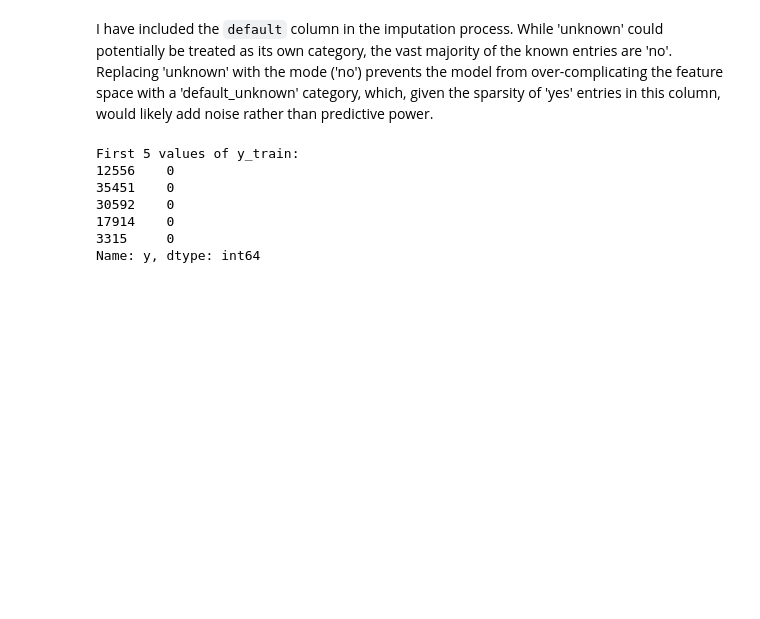
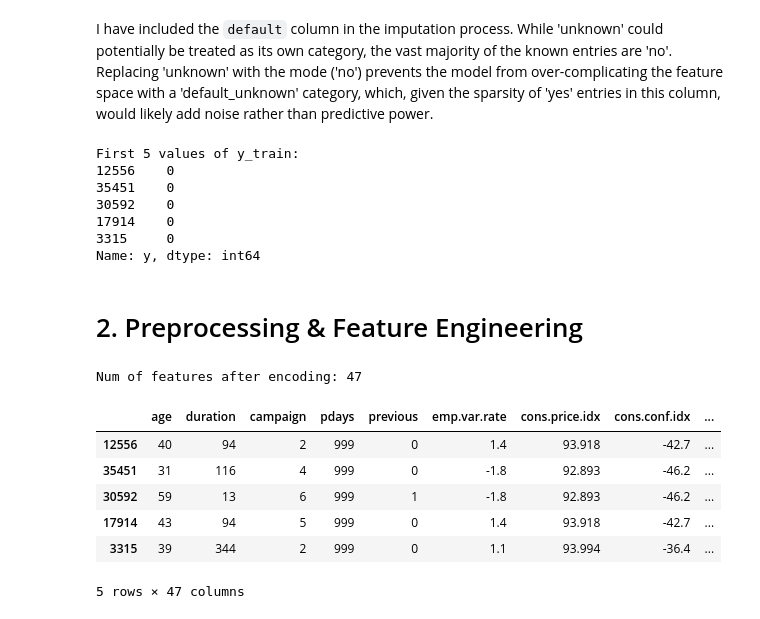
Before and after one commit to 1manvi/ML-fundamentals-2026, a Jupyter notebook: assignment_1_manvi_gupta.ipynb, the cells around one changed output. Cells and saved outputs as stored; diff of their text form; code cells hidden in the pictures; blank space fills up the shorter version.

Commit message:
Preprocessing & Feature Engineering

```diff
--- a/assignment_1_manvi_gupta.ipynb
+++ b/assignment_1_manvi_gupta.ipynb
@@ -189,3 +206,21 @@ First 5 values of y_train:
 17914    0
 3315     0
 Name: y, dtype: int64
+# %% [markdown]
+# 2. Preprocessing & Feature Engineering
+# %%
+categorical_cols = ['job', 'marital', 'education', 'default', 'housing', 'loan', 'contact', 'month', 'day_of_week', 'poutcome']
+X_train_encode = pd.get_dummies(X_train, columns=categorical_cols, drop_first=True)
+X_test_encode = pd.get_dummies(X_test, columns=categorical_cols, drop_first=True)
+X_train_encode, X_test_encoded = X_train_encode.align(X_test_encode, join='left', axis=1, fill_value=0)
+print(f"Num of features after encoding: {X_train_encode.shape[1]}")
+X_train_encode.head()
+# %% [output]
+Num of features after encoding: 47
+|  | age | duration | campaign | pdays | previous | emp.var.rate | cons.price.idx | cons.conf.idx | ... |
+| 12556 | 40 | 94 | 2 | 999 | 0 | 1.4 | 93.918 | -42.7 | ... |
+| 35451 | 31 | 116 | 4 | 999 | 0 | -1.8 | 92.893 | -46.2 | ... |
+| 30592 | 59 | 13 | 6 | 999 | 1 | -1.8 | 92.893 | -46.2 | ... |
+| 17914 | 43 | 94 | 5 | 999 | 0 | 1.4 | 93.918 | -42.7 | ... |
+| 3315 | 39 | 344 | 2 | 999 | 0 | 1.1 | 93.994 | -36.4 | ... |
+5 rows × 47 columns
```
Also changed, not shown: parts of 6 cells of this notebook.
